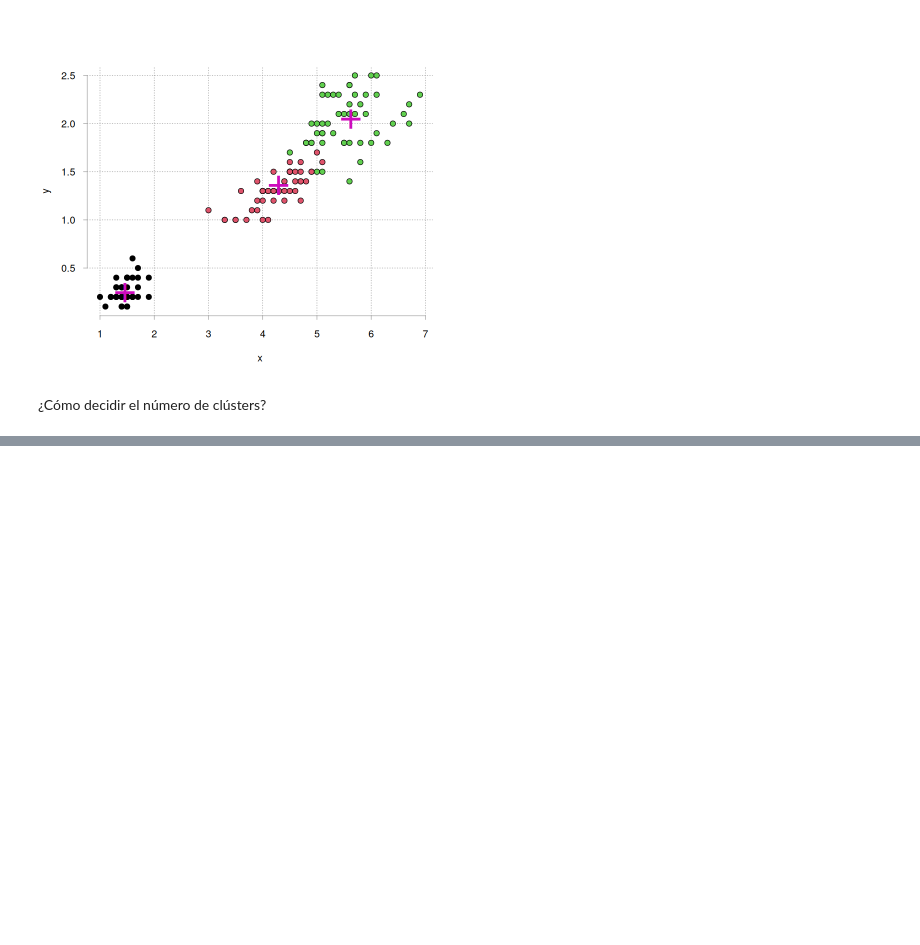
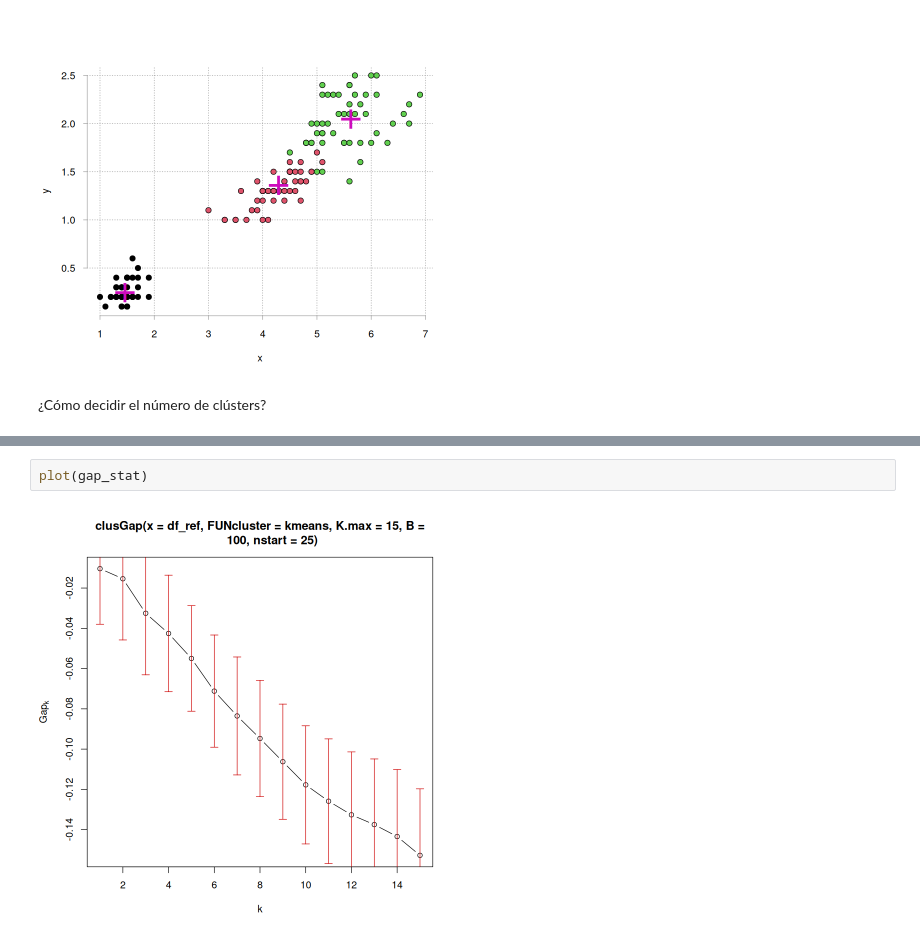
Before and after one commit to jealcalat/Analisis_multivariado-deprecated-, a Jupyter notebook: 5_descomposicion_datos_tecnicas/5.3_analisis_de_cluster.ipynb, the cells around one changed output, grey strips where cells are left out. Drawn from its saved outputs; the diff is of its cells as text; blank space fills up the shorter version.

```diff
--- a/5_descomposicion_datos_tecnicas/5.3_analisis_de_cluster.ipynb
+++ b/5_descomposicion_datos_tecnicas/5.3_analisis_de_cluster.ipynb
@@ -293,0 +346,4 @@ plot(k_vec, tot_within_ss, type = 'b')
+# %%
+plot(gap_stat)
+# %% [output]
+[figure, added]
```
Also changed, not shown: parts of 25 cells of this notebook, 5 other files.
